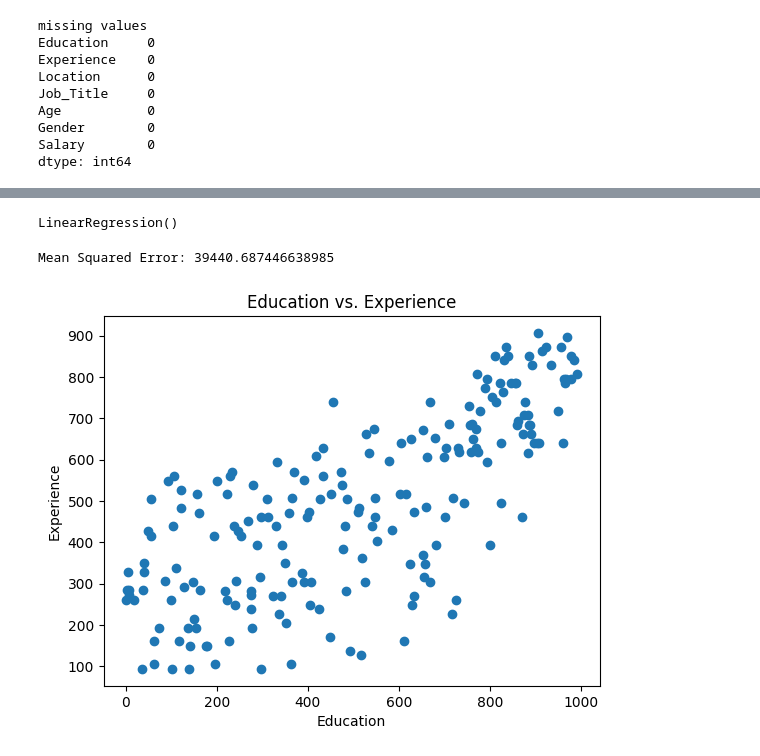
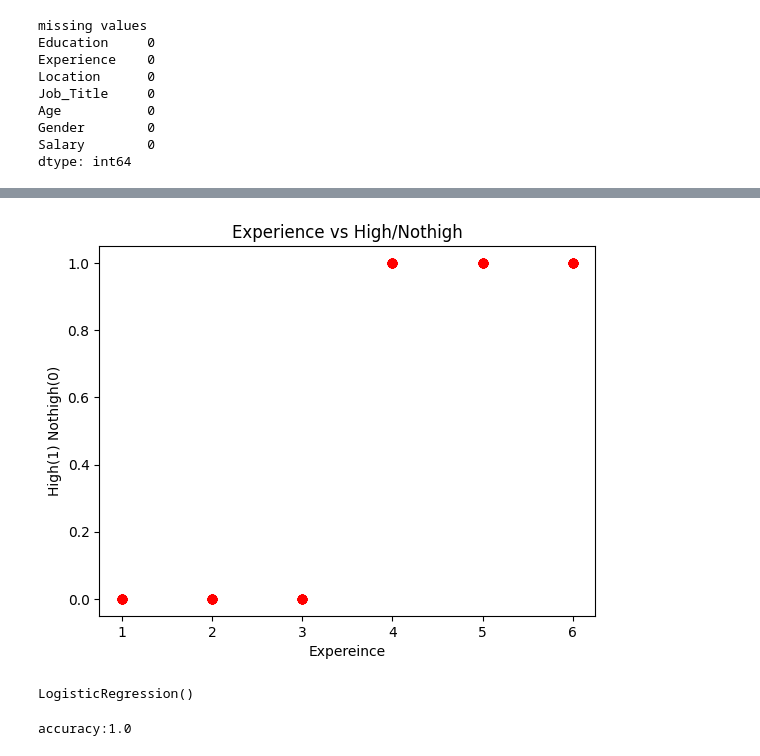
Before and after one commit to Tulasipotu08/hackathon, a Jupyter notebook: Untitled17.ipynb, the cells around one changed output, grey strips where cells are left out. Cells and saved outputs as stored; diff of their text form; code cells hidden in the pictures.

```diff
--- a/Untitled17.ipynb
+++ b/Untitled17.ipynb
@@ -62,3 +38,15 @@ df.dropna(inplace=True)
+# %%
+np.random.seed(0)
+hours_studied=np.random.randint(1,7,100)
+pass_fail=np.where(hours_studied>3,1,0)
+# %%
+plt.scatter(hours_studied,pass_fail,color='red')
+plt.xlabel('Expereince')
+plt.ylabel('High(1) Nothigh(0)')
+plt.title('Experience vs High/Nothigh')
+plt.show()
+# %% [output]
+[figure, added]
 # %%
 selected_features=['Education','Experience']
 # %%
@@ -68,19 +58,5 @@ X_train,X_test,y_train,y_test=train_test_split(X,y,test_size=0.2,random_state=0)
 # %%
-model=LinearRegression()
-model.fit(X_train,y_train)
+model=LogisticRegression()
+model.fit(x_train,y_train)
 # %% [output]
-LinearRegression()
+LogisticRegression()
-# %%
-y_pred=model.predict(X_test)
-mse=mean_squared_error(y_test,y_pred)
-print("Mean Squared Error:",mse)
-# %% [output]
-Mean Squared Error: 39440.687446638985
-# %%
-plt.scatter(y_test, y_pred)
-plt.xlabel("Education")  # Corrected from Xlabel to xlabel
-plt.ylabel("Experience")
-plt.title("Education vs. Experience")
-plt.show()
-# %% [output]
-[figure, removed]
@@ -86,0 +65,5 @@ plt.show()
+# %%
+accuracy=accuracy_score(y_test,y_pred)
+print(f"accuracy:{accuracy}")
+# %% [output]
+accuracy:1.0
```
Also changed, not shown: parts of 8 cells of this notebook.
